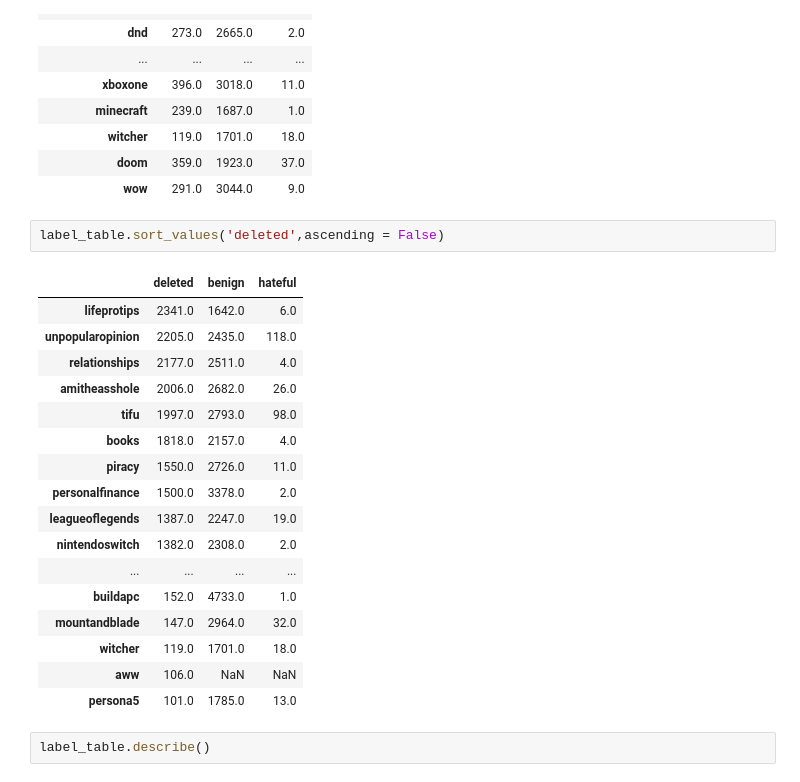
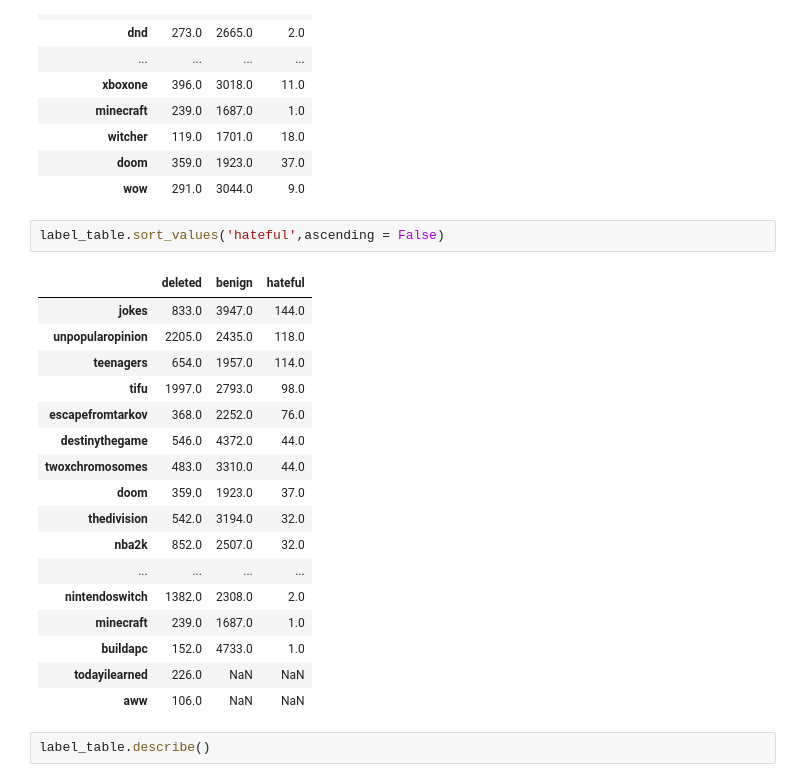
Before and after one commit to syeehyn/hinreddit, a Jupyter notebook: notebooks/EDA.ipynb, the cells around one changed output. Drawn from its saved outputs; the diff is of its cells as text.

```diff
--- a/notebooks/EDA.ipynb
+++ b/notebooks/EDA.ipynb
@@ -153,25 +153,25 @@ label_table
 | doom | 359.0 | 1923.0 | 37.0 |
 | wow | 291.0 | 3044.0 | 9.0 |
 # %%
-label_table.sort_values('deleted',ascending = False)
+label_table.sort_values('hateful',ascending = False)
 # %% [output]
 |  | deleted | benign | hateful |
-| lifeprotips | 2341.0 | 1642.0 | 6.0 |
+| jokes | 833.0 | 3947.0 | 144.0 |
 | unpopularopinion | 2205.0 | 2435.0 | 118.0 |
-| relationships | 2177.0 | 2511.0 | 4.0 |
-| amitheasshole | 2006.0 | 2682.0 | 26.0 |
+| teenagers | 654.0 | 1957.0 | 114.0 |
 | tifu | 1997.0 | 2793.0 | 98.0 |
-| books | 1818.0 | 2157.0 | 4.0 |
-| piracy | 1550.0 | 2726.0 | 11.0 |
-| personalfinance | 1500.0 | 3378.0 | 2.0 |
-| leagueoflegends | 1387.0 | 2247.0 | 19.0 |
+| escapefromtarkov | 368.0 | 2252.0 | 76.0 |
+| destinythegame | 546.0 | 4372.0 | 44.0 |
+| twoxchromosomes | 483.0 | 3310.0 | 44.0 |
+| doom | 359.0 | 1923.0 | 37.0 |
+| thedivision | 542.0 | 3194.0 | 32.0 |
+| nba2k | 852.0 | 2507.0 | 32.0 |
+| ... | ... | ... | ... |
 | nintendoswitch | 1382.0 | 2308.0 | 2.0 |
-| ... | ... | ... | ... |
+| minecraft | 239.0 | 1687.0 | 1.0 |
 | buildapc | 152.0 | 4733.0 | 1.0 |
-| mountandblade | 147.0 | 2964.0 | 32.0 |
-| witcher | 119.0 | 1701.0 | 18.0 |
+| todayilearned | 226.0 | NaN | NaN |
 | aww | 106.0 | NaN | NaN |
-| persona5 | 101.0 | 1785.0 | 13.0 |
 # %%
 label_table.describe()
 # %% [output]
```
Also changed, not shown: parts of 2 cells of this notebook.
